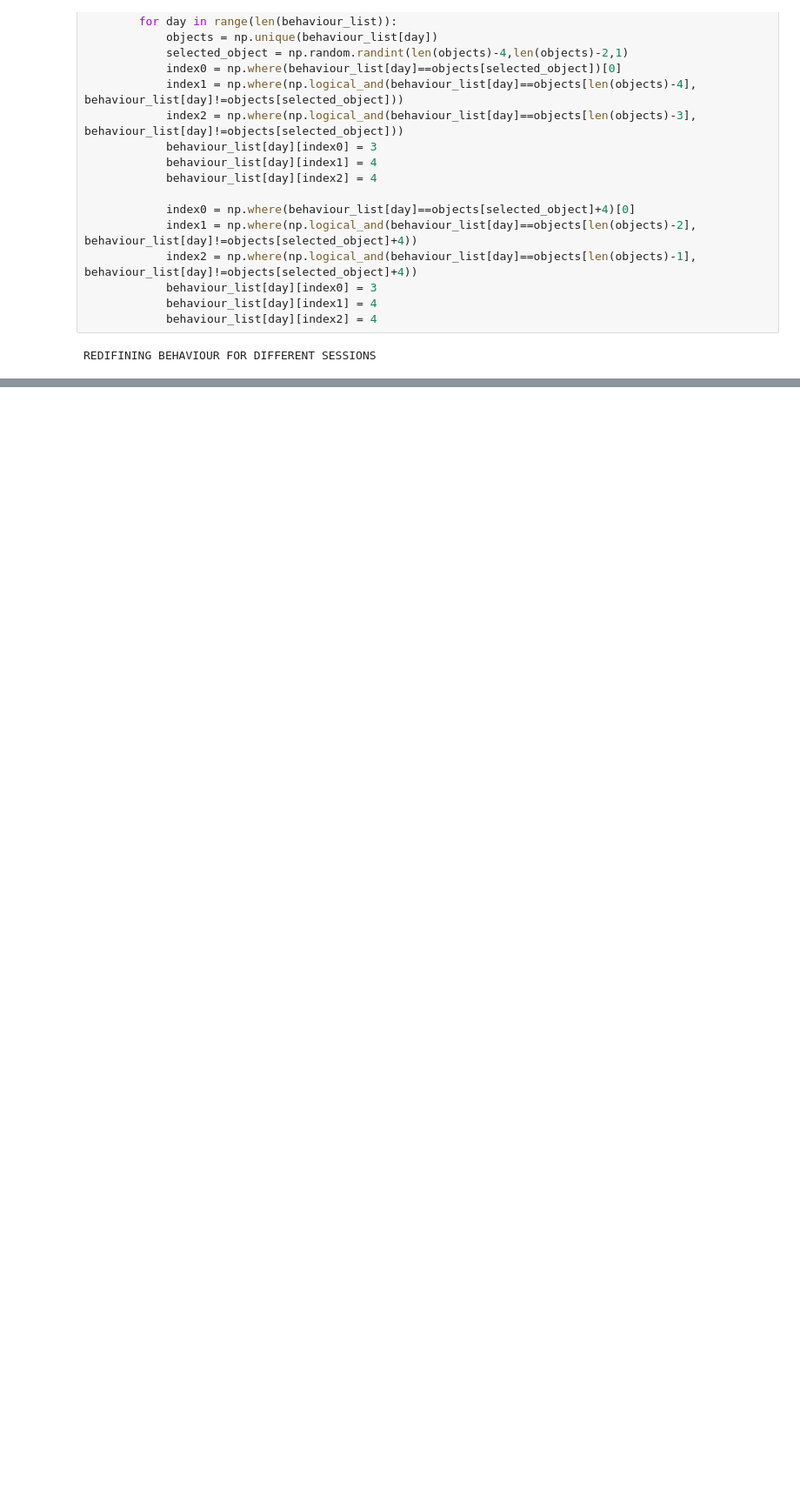
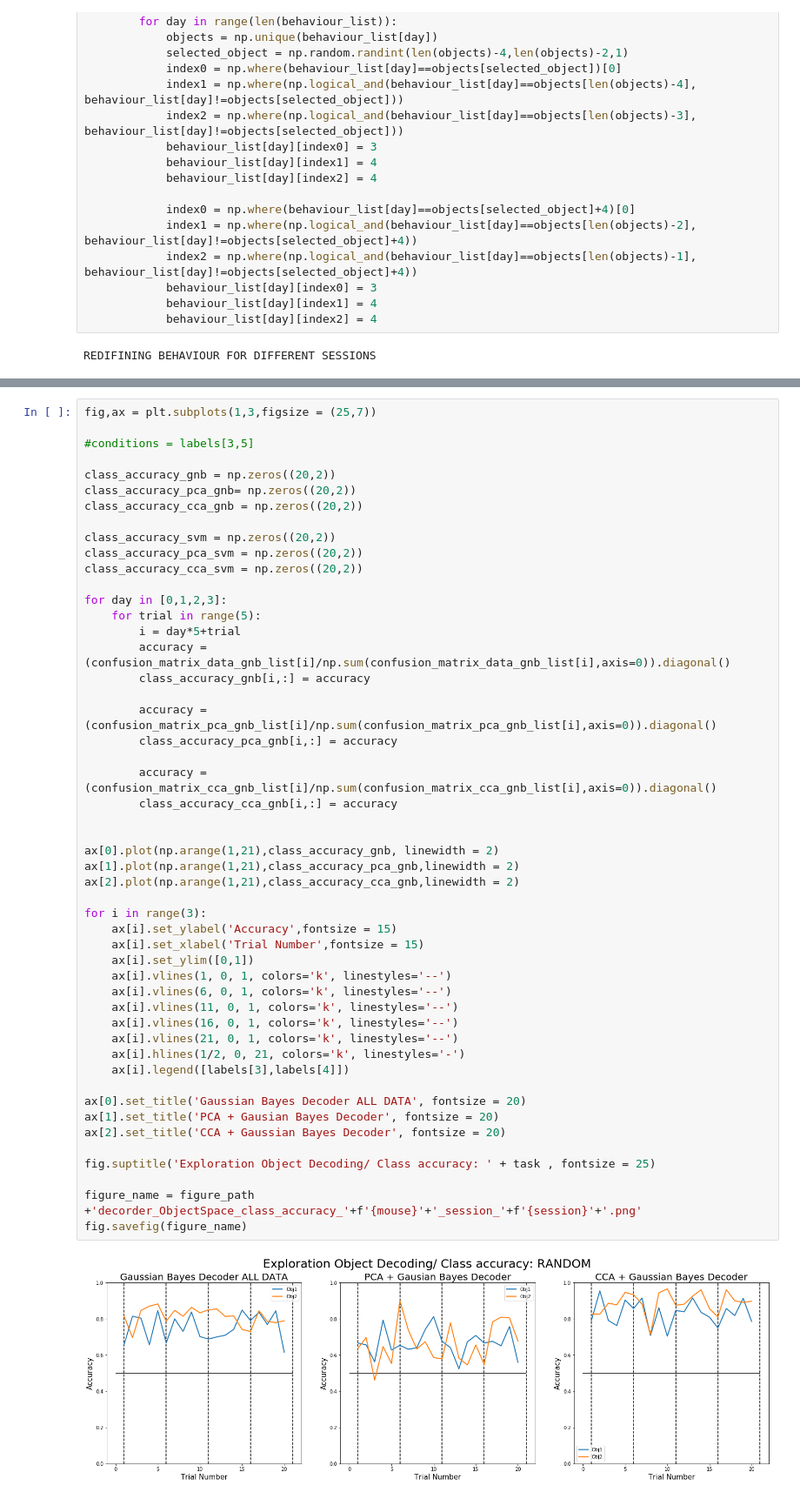
Before and after one commit to melisamc89/neural_analysys, a Jupyter notebook: src/cca_decoding_object_space.ipynb, the cells around one changed output, grey strips where cells are left out. Shown at 87% size. Cells and saved outputs as stored; diff of their text form; blank space fills up the shorter version.

```diff
--- a/src/cca_decoding_object_space.ipynb
+++ b/src/cca_decoding_object_space.ipynb
@@ -427,0 +655,52 @@ REDIFINING BEHAVIOUR FOR DIFFERENT SESSIONS
+# %%
+fig,ax = plt.subplots(1,3,figsize = (25,7))
+
+#conditions = labels[3,5]
+
+class_accuracy_gnb = np.zeros((20,2))
+class_accuracy_pca_gnb= np.zeros((20,2))
+class_accuracy_cca_gnb = np.zeros((20,2))
+
+class_accuracy_svm = np.zeros((20,2))
+class_accuracy_pca_svm = np.zeros((20,2))
+class_accuracy_cca_svm = np.zeros((20,2))
+
+for day in [0,1,2,3]:
+    for trial in range(5):
+        i = day*5+trial
+        accuracy = (confusion_matrix_data_gnb_list[i]/np.sum(confusion_matrix_data_gnb_list[i],axis=0)).diagonal()
+        class_accuracy_gnb[i,:] = accuracy
+
+        accuracy = (confusion_matrix_pca_gnb_list[i]/np.sum(confusion_matrix_pca_gnb_list[i],axis=0)).diagonal()
+        class_accuracy_pca_gnb[i,:] = accuracy
+
+        accuracy = (confusion_matrix_cca_gnb_list[i]/np.sum(confusion_matrix_cca_gnb_list[i],axis=0)).diagonal()
+        class_accuracy_cca_gnb[i,:] = accuracy
+
+
+ax[0].plot(np.arange(1,21),class_accuracy_gnb, linewidth = 2)
+ax[1].plot(np.arange(1,21),class_accuracy_pca_gnb,linewidth = 2)
+ax[2].plot(np.arange(1,21),class_accuracy_cca_gnb,linewidth = 2)
+
+for i in range(3):
+    ax[i].set_ylabel('Accuracy',fontsize = 15)
+    ax[i].set_xlabel('Trial Number',fontsize = 15)
+    ax[i].set_ylim([0,1])
+    ax[i].vlines(1, 0, 1, colors='k', linestyles='--')
+    ax[i].vlines(6, 0, 1, colors='k', linestyles='--')
+    ax[i].vlines(11, 0, 1, colors='k', linestyles='--')
+    ax[i].vlines(16, 0, 1, colors='k', linestyles='--')
+    ax[i].vlines(21, 0, 1, colors='k', linestyles='--')
+    ax[i].hlines(1/2, 0, 21, colors='k', linestyles='-')
+    ax[i].legend([labels[3],labels[4]])
+
+ax[0].set_title('Gaussian Bayes Decoder ALL DATA', fontsize = 20)
+ax[1].set_title('PCA + Gausian Bayes Decoder', fontsize = 20)
+ax[2].set_title('CCA + Gaussian Bayes Decoder', fontsize = 20)
+
+fig.suptitle('Exploration Object Decoding/ Class accuracy: ' + task , fontsize = 25)
+
+figure_name = figure_path +'decorder_ObjectSpace_class_accuracy_'+f'{mouse}'+'_session_'+f'{session}'+'.png'
+fig.savefig(figure_name)
+# %% [output]
+[figure, added]
```
Also changed, not shown: parts of 6 cells of this notebook, 1 other file.
